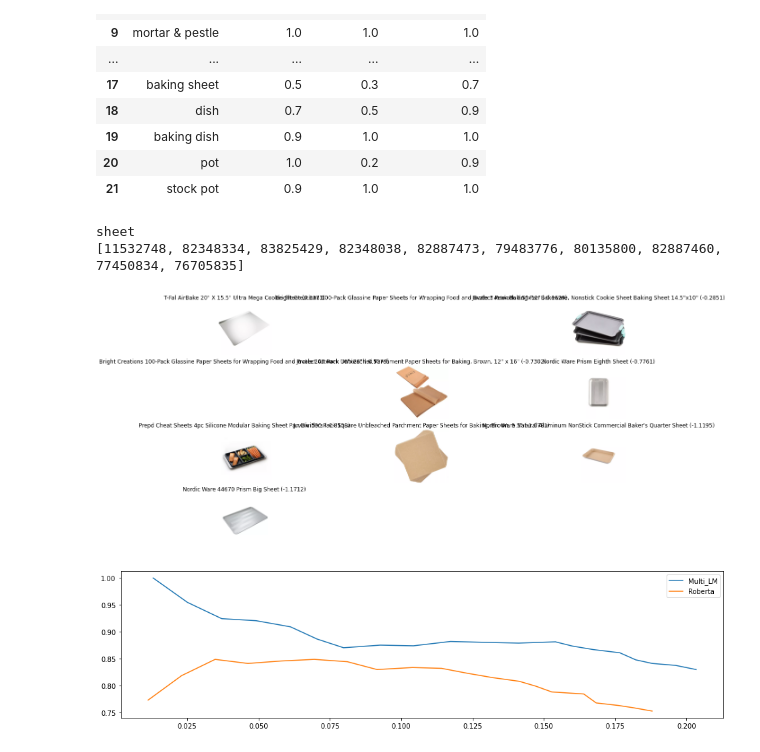
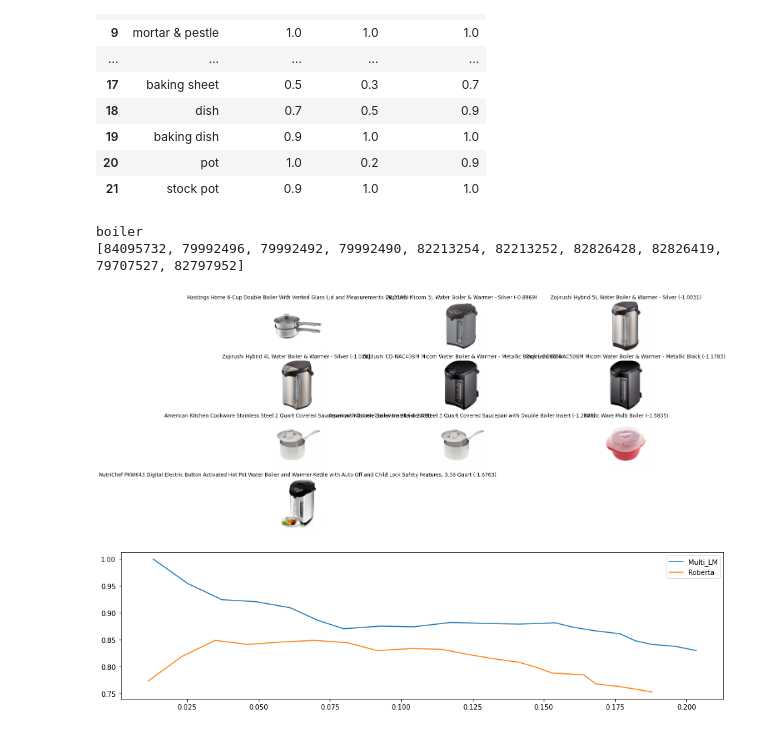
Before and after one commit to dianewoodbridge/target_recipe_project, a Jupyter notebook: code/notebook/search_evaluation-kitchen_gadgets.ipynb, the cells around one changed output. Drawn from its saved outputs; the diff is of its cells as text; code cells hidden in the pictures.

```diff
--- a/code/notebook/search_evaluation-kitchen_gadgets.ipynb
+++ b/code/notebook/search_evaluation-kitchen_gadgets.ipynb
@@ -442,11 +424,11 @@ df_final
 | 21 | stock pot | 0.9 | 1.0 | 1.0 |
 # %%
 dp = DisplayProducts(ranker=cr_multi_lm, mapper=pm)
-dp.display_products_ingredient('sheet', 10)
+dp.display_products_ingredient('boiler', 10)
 # %% [output]
-sheet
-[11532748, 82348334, 83825429, 82348038, 82887473, 79483776, 80135800, 82887460, 77450834, 76705835]
+boiler
+[84095732, 79992496, 79992492, 79992490, 82213254, 82213252, 82826428, 82826419, 79707527, 82797952]
-[figure, old version]
+[figure, new version]
 # %%
 # Precision-Recall Plot for multiple ingredients
 lm_avg_precision_list = avg_precision_till(k, multi_lm_ranker_lists, relevant_docs_list)
```
Also changed, not shown: parts of 4 cells of this notebook, 3 other files.
